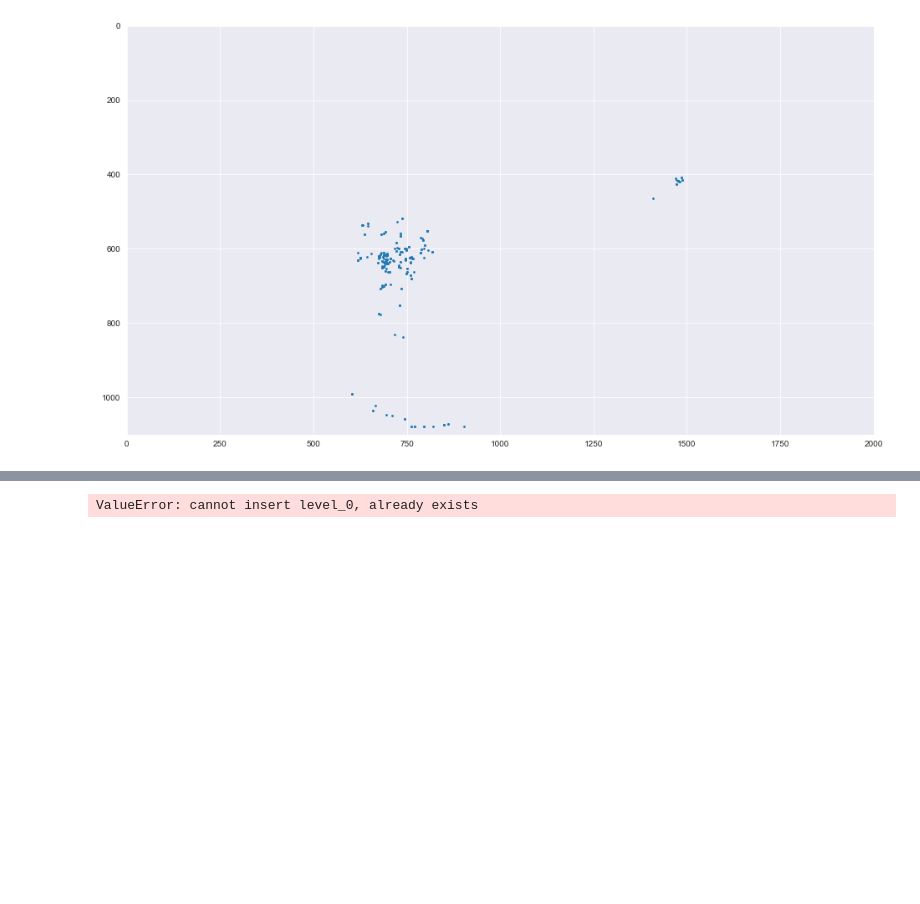
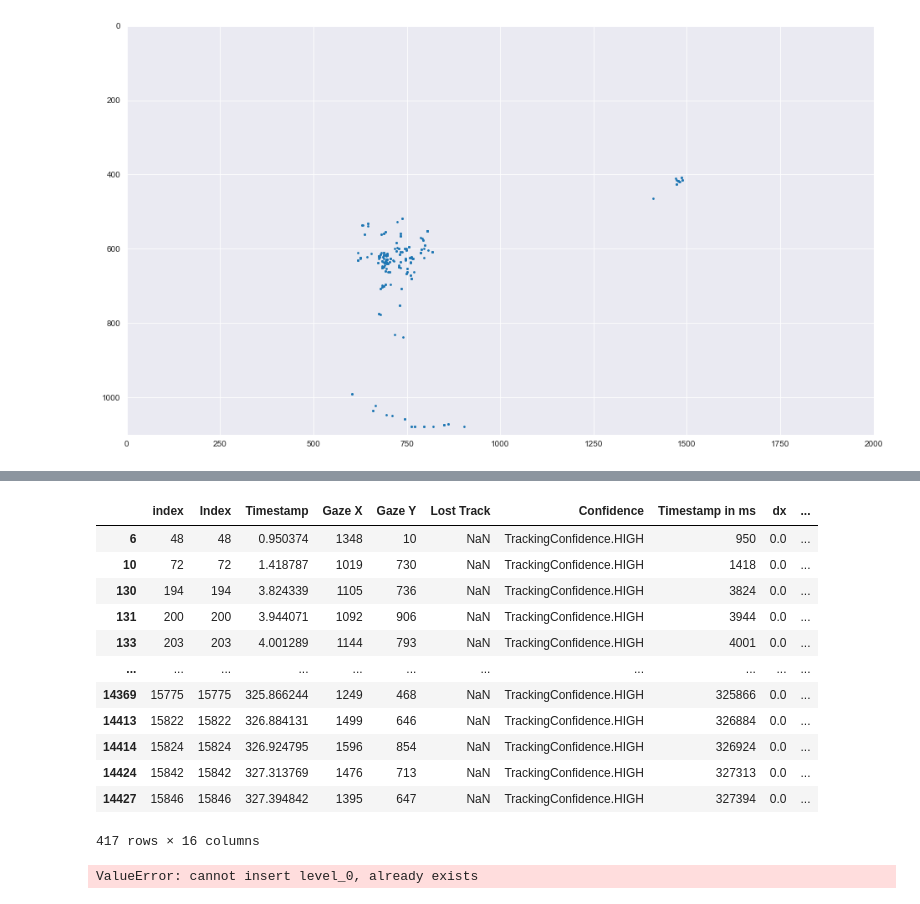
Before and after one commit to giannywise/Eyetracking, a Jupyter notebook: data_analysis.ipynb, the cells around one changed output, grey strips where cells are left out. Drawn from its saved outputs; the diff is of its cells as text; code cells hidden in the pictures; blank space fills up the shorter version.

```diff
--- a/data_analysis.ipynb
+++ b/data_analysis.ipynb
@@ -136,3 +138,20 @@ df_filter[['Gaze X','Gaze Y','Fixation']]
+# %%
+df_test3 = df_new.loc[(df_new['v'] == 0) & (df_new['Fixation'] == 0) == True]
+df_test3
+# %% [output]
+|  | index | Index | Timestamp | Gaze X | Gaze Y | Lost Track | Confidence | Timestamp in ms | dx | ... |
+| 6 | 48 | 48 | 0.950374 | 1348 | 10 | NaN | TrackingConfidence.HIGH | 950 | 0.0 | ... |
+| 10 | 72 | 72 | 1.418787 | 1019 | 730 | NaN | TrackingConfidence.HIGH | 1418 | 0.0 | ... |
+| 130 | 194 | 194 | 3.824339 | 1105 | 736 | NaN | TrackingConfidence.HIGH | 3824 | 0.0 | ... |
+| 131 | 200 | 200 | 3.944071 | 1092 | 906 | NaN | TrackingConfidence.HIGH | 3944 | 0.0 | ... |
+| 133 | 203 | 203 | 4.001289 | 1144 | 793 | NaN | TrackingConfidence.HIGH | 4001 | 0.0 | ... |
+| ... | ... | ... | ... | ... | ... | ... | ... | ... | ... | ... |
+| 14369 | 15775 | 15775 | 325.866244 | 1249 | 468 | NaN | TrackingConfidence.HIGH | 325866 | 0.0 | ... |
+| 14413 | 15822 | 15822 | 326.884131 | 1499 | 646 | NaN | TrackingConfidence.HIGH | 326884 | 0.0 | ... |
+| 14414 | 15824 | 15824 | 326.924795 | 1596 | 854 | NaN | TrackingConfidence.HIGH | 326924 | 0.0 | ... |
+| 14424 | 15842 | 15842 | 327.313769 | 1476 | 713 | NaN | TrackingConfidence.HIGH | 327313 | 0.0 | ... |
+| 14427 | 15846 | 15846 | 327.394842 | 1395 | 647 | NaN | TrackingConfidence.HIGH | 327394 | 0.0 | ... |
+417 rows × 16 columns
 # %%
 df_new[(df_new['Timestamp'].between(183,188) == True)].reset_index()
 # %% [output]
```
Also changed, not shown: parts of 5 cells of this notebook, 1 other file.
